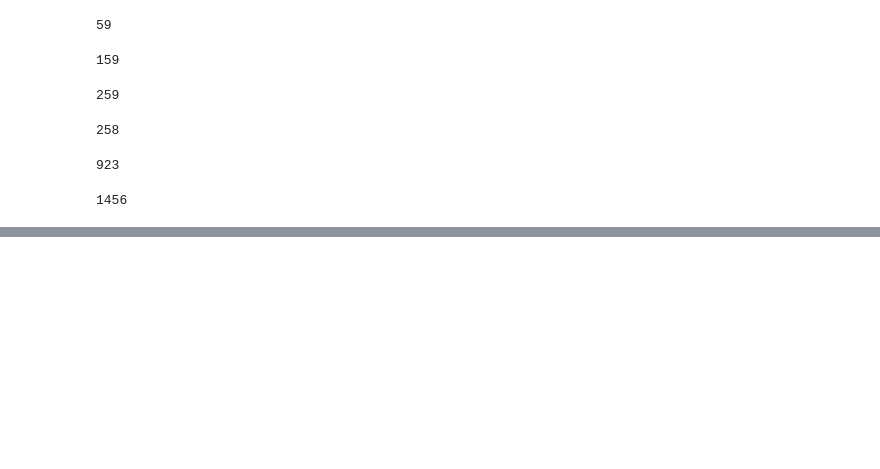
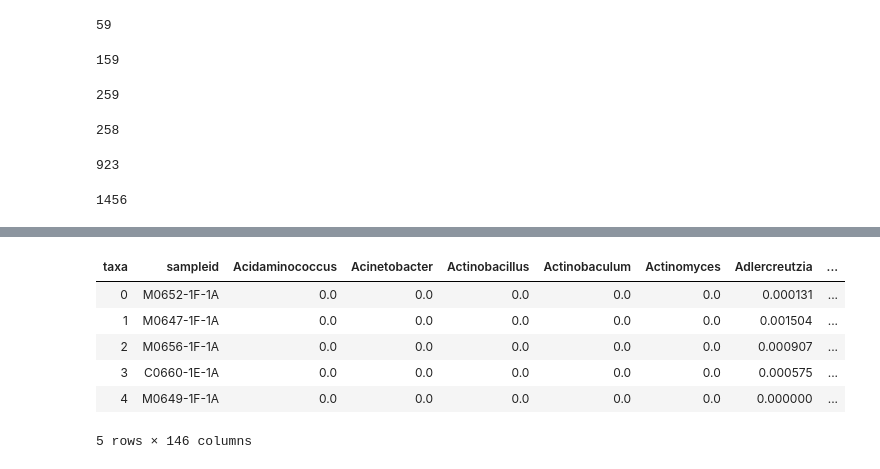
Before and after one commit to Klepac-Ceraj-Lab/thesis, a Jupyter notebook: analysis/20200119_mgx_16S_comparison.ipynb, the cells around one changed output, grey strips where cells are left out. Cells and saved outputs as stored; diff of their text form; code cells hidden in the pictures; blank space fills up the shorter version.

```diff
--- a/analysis/20200119_mgx_16S_comparison.ipynb
+++ b/analysis/20200119_mgx_16S_comparison.ipynb
@@ -275,0 +310,18 @@ mean_taxa_abund.to_csv('taxa_difference.csv')
+# %%
+mgx_trans.reset_index(level=0, inplace=True)
+# %%
+mgx_trans.rename(columns = {'index':'sampleid'}, inplace = True)
+# %%
+mgx_trans["uid"] = mgx_trans["sampleid"].astype(str)+'-mgx'
+# %%
+mgx_trans["method"] = "mgx"
+# %%
+mgx_trans.head()
+# %% [output]
+| taxa | sampleid | Acidaminococcus | Acinetobacter | Actinobacillus | Actinobaculum | Actinomyces | Adlercreutzia | ... |
+| 0 | M0652-1F-1A | 0.0 | 0.0 | 0.0 | 0.0 | 0.0 | 0.000131 | ... |
+| 1 | M0647-1F-1A | 0.0 | 0.0 | 0.0 | 0.0 | 0.0 | 0.001504 | ... |
+| 2 | M0656-1F-1A | 0.0 | 0.0 | 0.0 | 0.0 | 0.0 | 0.000907 | ... |
+| 3 | C0660-1E-1A | 0.0 | 0.0 | 0.0 | 0.0 | 0.0 | 0.000575 | ... |
+| 4 | M0649-1F-1A | 0.0 | 0.0 | 0.0 | 0.0 | 0.0 | 0.000000 | ... |
+5 rows × 146 columns
```
Also changed, not shown: parts of 25 cells of this notebook, 4 other files.
